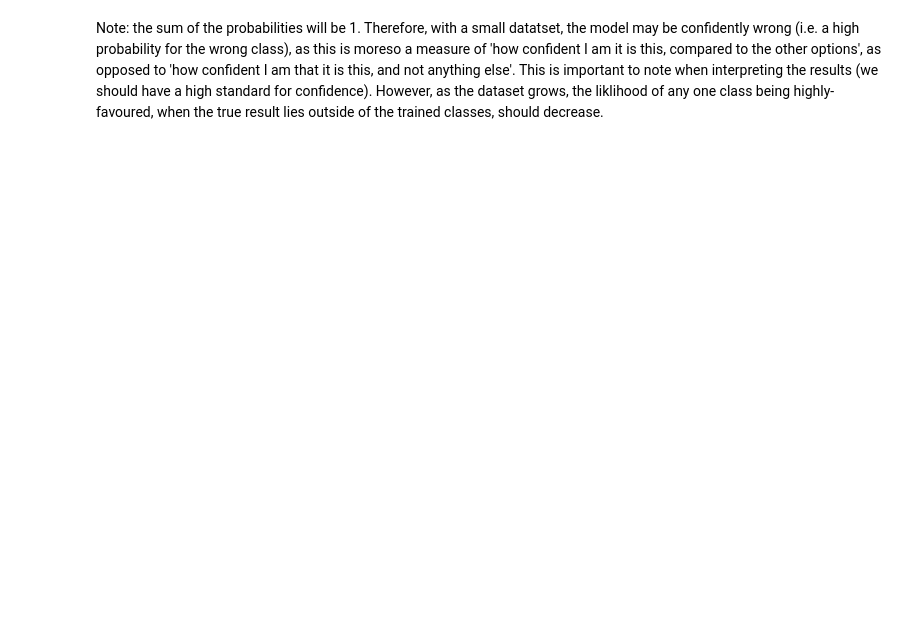
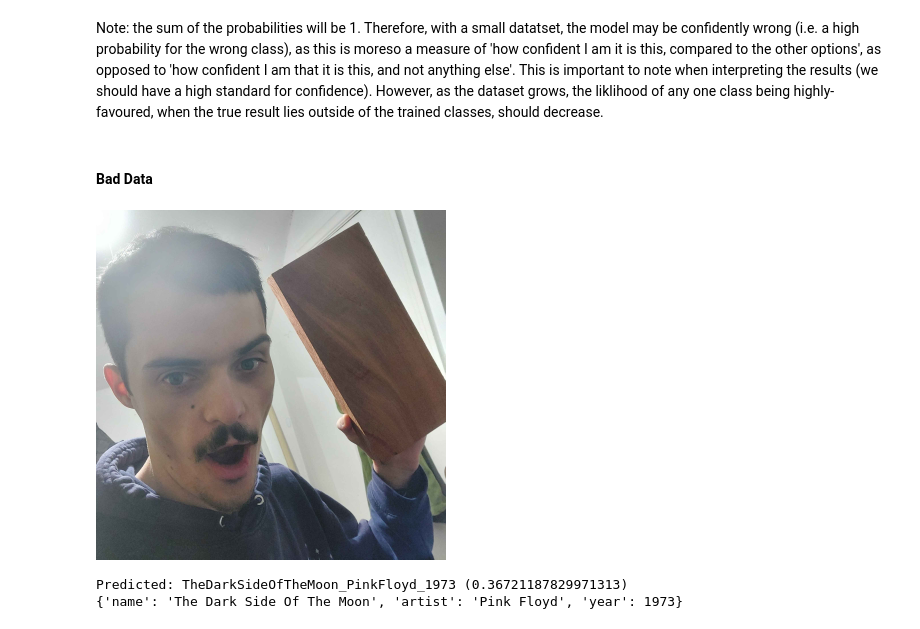
Before and after one commit to Razzula/virtual-turntable, a Jupyter notebook: server/modelling/sandbox/SimpleCNN.ipynb, the cells around one changed output. Drawn from its saved outputs; the diff is of its cells as text; code cells hidden in the pictures; blank space fills up the shorter version.

```diff
--- a/server/modelling/sandbox/SimpleCNN.ipynb
+++ b/server/modelling/sandbox/SimpleCNN.ipynb
@@ -257,2 +255,10 @@ Predicted: OKComputer_Radiohead_1997 (0.4726549983024597)
 # %% [markdown]
 Note: the sum of the probabilities will be 1. Therefore, with a small datatset, the model may be confidently wrong (i.e. a high probability for the wrong class), as this is moreso a measure of 'how confident I am it is this, compared to the other options', as opposed to 'how confident I am that it is this, and not anything else'. This is important to note when interpreting the results (we should have a high standard for confidence). However, as the dataset grows, the liklihood of any one class being highly-favoured, when the true result lies outside of the trained classes, should decrease.
+# %% [markdown]
+#### Bad Data
+# %%
+validateImage(model, os.path.join(rootDir, '..', 'data', 'misc', 'MahoganyJack.jpg'))
+# %% [output]
+[figure, added]
+Predicted: TheDarkSideOfTheMoon_PinkFloyd_1973 (0.36721187829971313)
+{'name': 'The Dark Side Of The Moon', 'artist': 'Pink Floyd', 'year': 1973}
```
Also changed, not shown: parts of 17 cells of this notebook, 5 other files.
